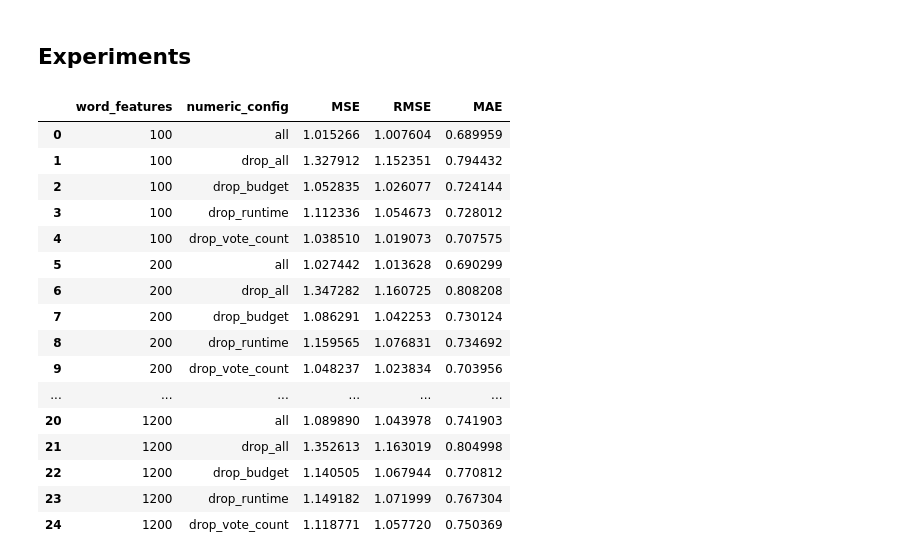
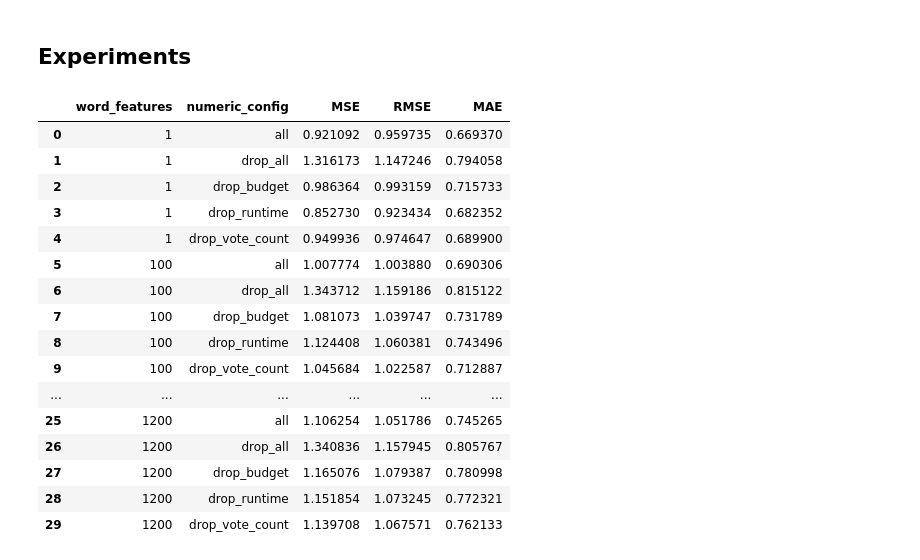
Before and after one commit to chuyiting/TMDB_Rating_Prediction, a Jupyter notebook: baseline.ipynb, the cells around one changed output. Cells and saved outputs as stored; diff of their text form; code cells hidden in the pictures.

Commit message:
update baseline to use cast

```diff
--- a/baseline.ipynb
+++ b/baseline.ipynb
@@ -186,3 +497,15 @@ First 20 feature names:
  'overview__based' 'overview__battle' 'overview__beautiful'
  'overview__begin' 'overview__begins' 'overview__best' 'overview__big'
  'overview__black' 'overview__boy' 'overview__british']
+# %%
+feats = build_features(
+    train_df,
+    val_df,
+    test_df,
+    max_overview_features=200,
+    numeric_cols=["budget", "popularity", "runtime"],
+    use_cast=True,
+    top_k_cast=TOP_K_CAST,
+    top_n_actors=TOP_N_ACTORS,
+    verbose=True
+)
@@ -223,7 +563,7 @@ def compute_metrics(y_true, y_pred):
     mae = mean_absolute_error(y_true, y_pred)
     return mse, rmse, mae
 
-word_sizes = [100, 200, 400, 800, 1200]
+word_sizes = [1, 100, 200, 400, 800, 1200]
 
 numeric_configs = [
     ("all", ["budget", "popularity", "runtime", "vote_count"]),
@@ -243,51 +583,54 @@ for max_words in word_sizes:
             test_df,
             max_overview_features=max_words,
             numeric_cols=numeric_cols,
+            use_cast=True,
+            top_k_cast=TOP_K_CAST,
+            top_n_actors=TOP_N_ACTORS,
             verbose=False
         )
 
         X_train = feats["X_train"]
         X_val = feats["X_val"]
         overview_train = feats["overview_train"]
         overview_val = feats["overview_val"]
         y_train = feats["y_train"]
         y_val = feats["y_val"]
         global_mean_rating = feats["global_mean_rating"]
 
         cos_sim_val_train = cosine_similarity_matrix(X_val, X_train)
         y_pred_cos = weighted_average_predict(
             cos_sim_val_train,
             y_train,
             k=20,
             global_mean=global_mean_rating
         )
         mse_cos, rmse_cos, mae_cos = compute_metrics(y_val, y_pred_cos)
 
         rows.append({
             "word_features": max_words,
             "numeric_config": numeric_name,
             "MSE": mse_cos,
             "RMSE": rmse_cos,
             "MAE": mae_cos,
         })
 
 ablation_df = pd.DataFrame(rows)
 ablation_df.sort_values(["word_features", "numeric_config"]).reset_index(drop=True)
 # %% [output]
 |  | word_features | numeric_config | MSE | RMSE | MAE |
-| 0 | 100 | all | 1.015266 | 1.007604 | 0.689959 |
-| 1 | 100 | drop_all | 1.327912 | 1.152351 | 0.794432 |
-| 2 | 100 | drop_budget | 1.052835 | 1.026077 | 0.724144 |
-| 3 | 100 | drop_runtime | 1.112336 | 1.054673 | 0.728012 |
-| 4 | 100 | drop_vote_count | 1.038510 | 1.019073 | 0.707575 |
-| 5 | 200 | all | 1.027442 | 1.013628 | 0.690299 |
-| 6 | 200 | drop_all | 1.347282 | 1.160725 | 0.808208 |
-| 7 | 200 | drop_budget | 1.086291 | 1.042253 | 0.730124 |
-| 8 | 200 | drop_runtime | 1.159565 | 1.076831 | 0.734692 |
-| 9 | 200 | drop_vote_count | 1.048237 | 1.023834 | 0.703956 |
+| 0 | 1 | all | 0.921092 | 0.959735 | 0.669370 |
+| 1 | 1 | drop_all | 1.316173 | 1.147246 | 0.794058 |
+| 2 | 1 | drop_budget | 0.986364 | 0.993159 | 0.715733 |
+| 3 | 1 | drop_runtime | 0.852730 | 0.923434 | 0.682352 |
+| 4 | 1 | drop_vote_count | 0.949936 | 0.974647 | 0.689900 |
+| 5 | 100 | all | 1.007774 | 1.003880 | 0.690306 |
+| 6 | 100 | drop_all | 1.343712 | 1.159186 | 0.815122 |
+| 7 | 100 | drop_budget | 1.081073 | 1.039747 | 0.731789 |
+| 8 | 100 | drop_runtime | 1.124408 | 1.060381 | 0.743496 |
+| 9 | 100 | drop_vote_count | 1.045684 | 1.022587 | 0.712887 |
 | ... | ... | ... | ... | ... | ... |
-| 20 | 1200 | all | 1.089890 | 1.043978 | 0.741903 |
-| 21 | 1200 | drop_all | 1.352613 | 1.163019 | 0.804998 |
-| 22 | 1200 | drop_budget | 1.140505 | 1.067944 | 0.770812 |
-| 23 | 1200 | drop_runtime | 1.149182 | 1.071999 | 0.767304 |
-| 24 | 1200 | drop_vote_count | 1.118771 | 1.057720 | 0.750369 |
+| 25 | 1200 | all | 1.106254 | 1.051786 | 0.745265 |
+| 26 | 1200 | drop_all | 1.340836 | 1.157945 | 0.805767 |
+| 27 | 1200 | drop_budget | 1.165076 | 1.079387 | 0.780998 |
+| 28 | 1200 | drop_runtime | 1.151854 | 1.073245 | 0.772321 |
+| 29 | 1200 | drop_vote_count | 1.139708 | 1.067571 | 0.762133 |
```
Also changed, not shown: parts of 7 cells of this notebook.
